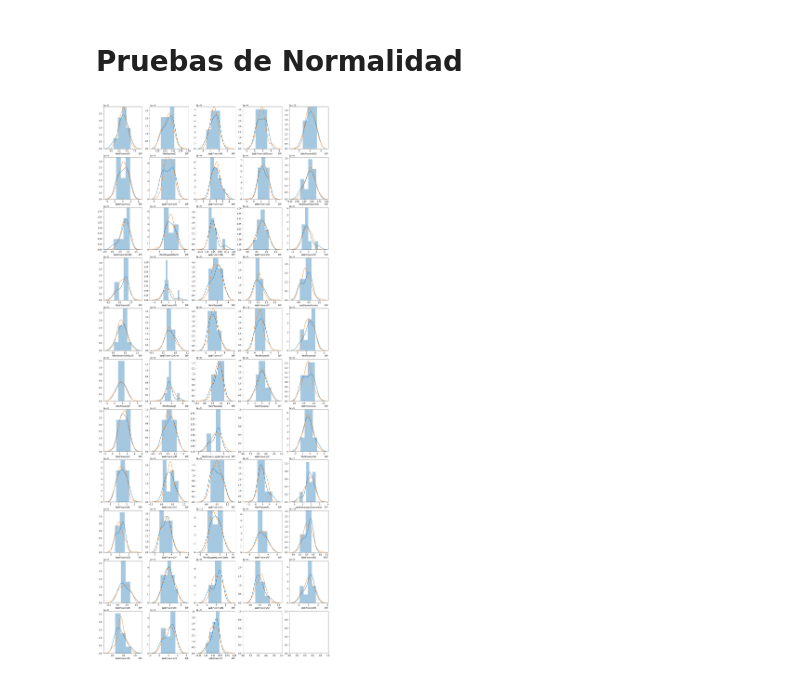
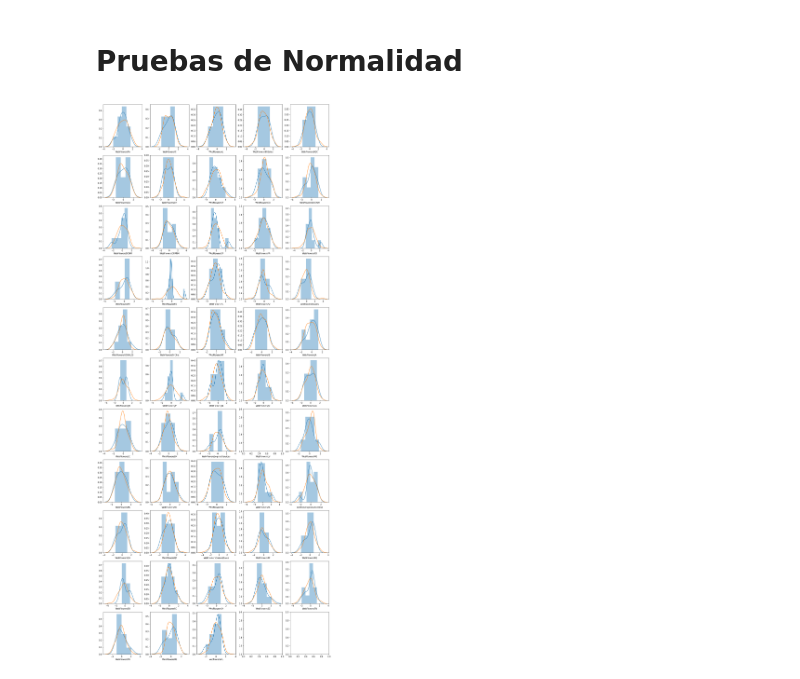
Before and after one commit to JuanLombana/MachineLearning, a Jupyter notebook: CloudLocation/Acumulados.ipynb, the cells around one changed output. Saved outputs shown, nothing was run; the diff lists cells and outputs as text; code cells hidden in the pictures.

```diff
--- a/CloudLocation/Acumulados.ipynb
+++ b/CloudLocation/Acumulados.ipynb
@@ -77,18 +77,16 @@ for i,r in assets.iterrows():
 # %%
 fig, axs = plt.subplots(11,5,figsize=(20,50))
 for r in np.arange(0,11):
     for c in np.arange(0,5):
         if(r*5+c < 53):
             company = assets.Name[r*5+c]
             axs[r][c].set_xlabel(company)
             if(len(acumulados[company]['acumulado'])>1):
                 m = acumulados[company].describe()['acumulado']['mean']
                 s = acumulados[company].describe()['acumulado']['std']
-                #data=acumulados[company].apply(lambda x: (x.acumulado-m)/s,axis=1)
-                #normal = np.random.normal(size=100)
-                data = acumulados[company]['acumulado']
-                normal = np.random.normal(loc=m,scale=s,size=100)
+                data=acumulados[company].apply(lambda x: (x.acumulado-m)/s,axis=1)
+                normal = np.random.normal(size=100)
                 sns.distplot(data,ax=axs[r][c],axlabel=False)
                 sns.distplot(normal, hist=False,ax=axs[r][c])
 # %% [output]
-[figure, old version]
+[figure, new version]
```
Also changed, not shown: parts of 18 cells of this notebook.
